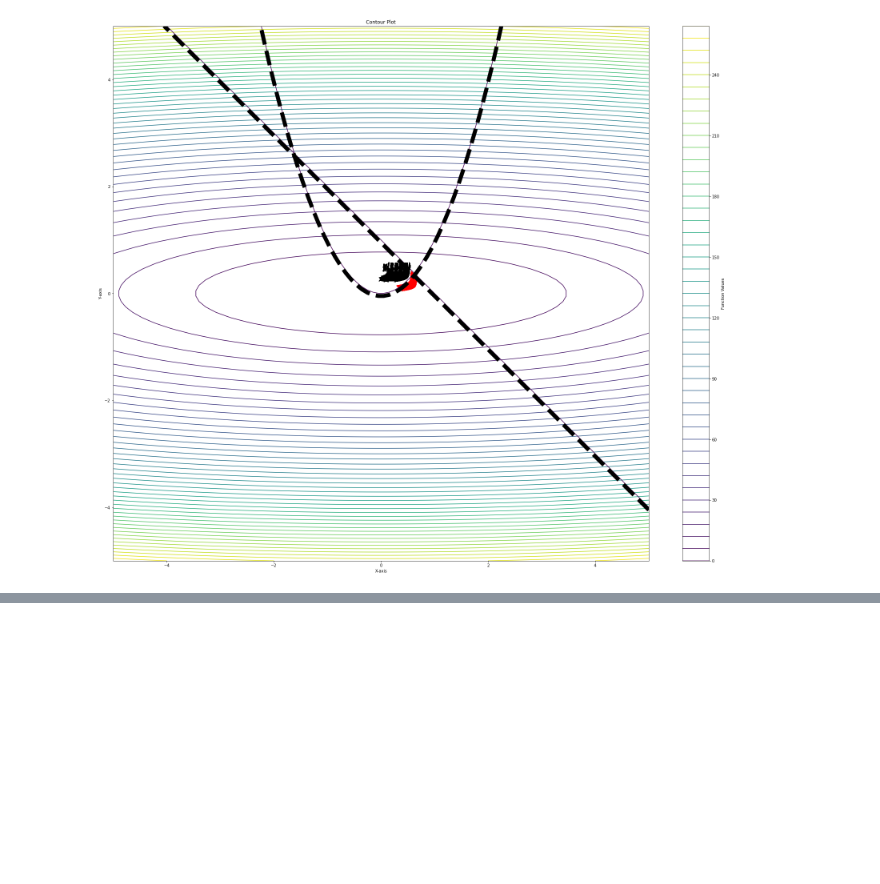
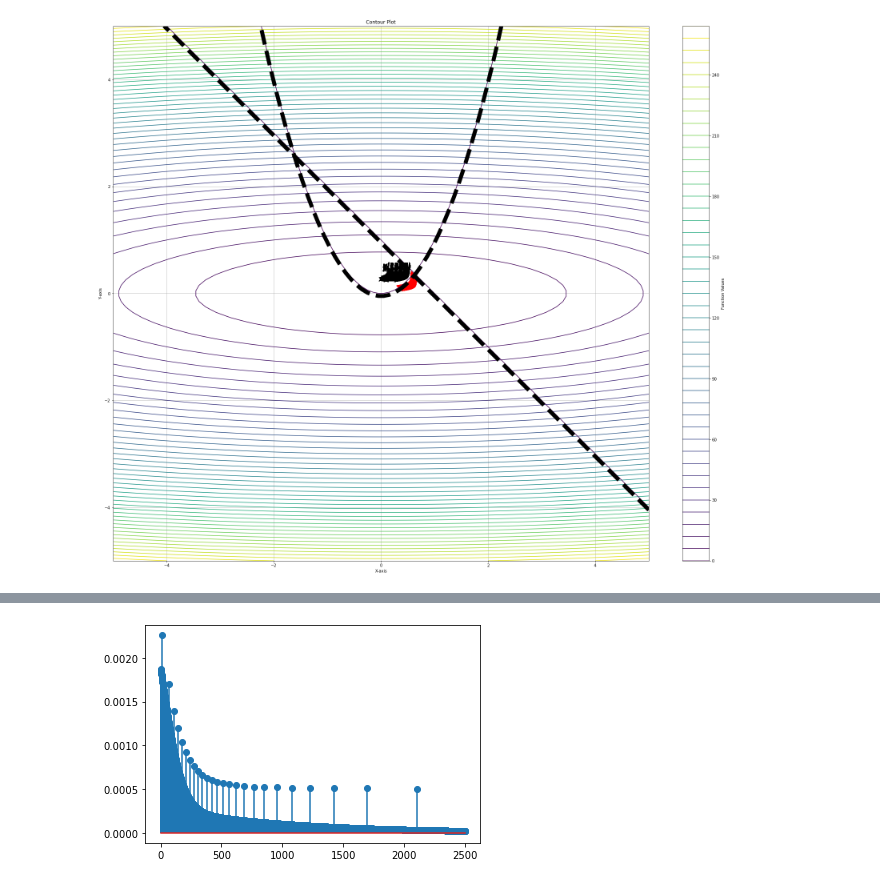
Before and after one commit to ramzibaaguigui/uzawa, a Jupyter notebook: uzawa2.ipynb, the cells around one changed output, grey strips where cells are left out. Saved outputs shown, nothing was run; the diff lists cells and outputs as text; code cells hidden in the pictures; blank space fills up the shorter version.

Commit message:
Added Summary to Plotter

```diff
--- a/uzawa2.ipynb
+++ b/uzawa2.ipynb
@@ -138 +138,5 @@ second_solver.x_history
  ...]
+# %%
+plotter2.plot_x_increments()
+# %% [output]
+[figure, added]
```
Also changed, not shown: parts of 5 cells of this notebook, 1 other file.
